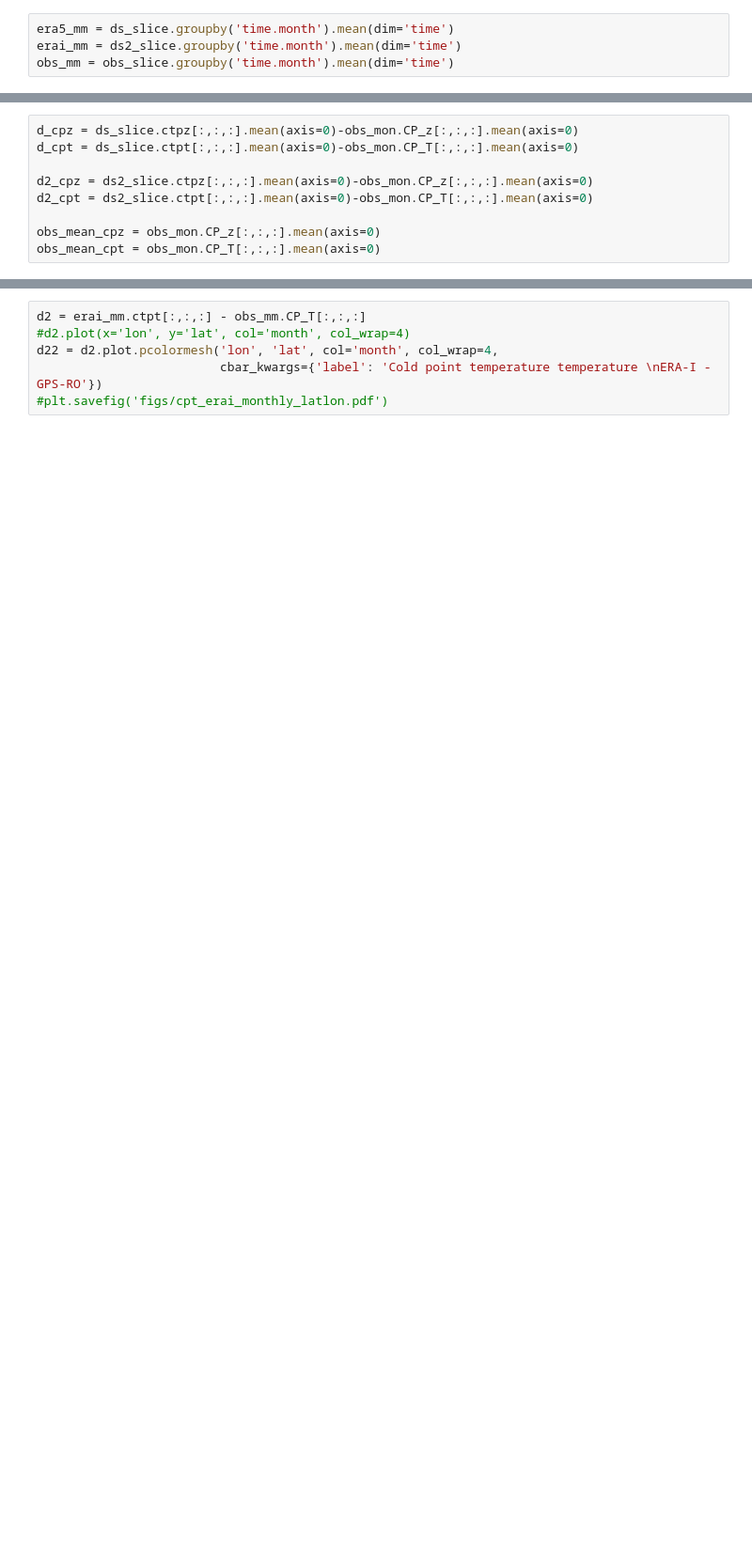
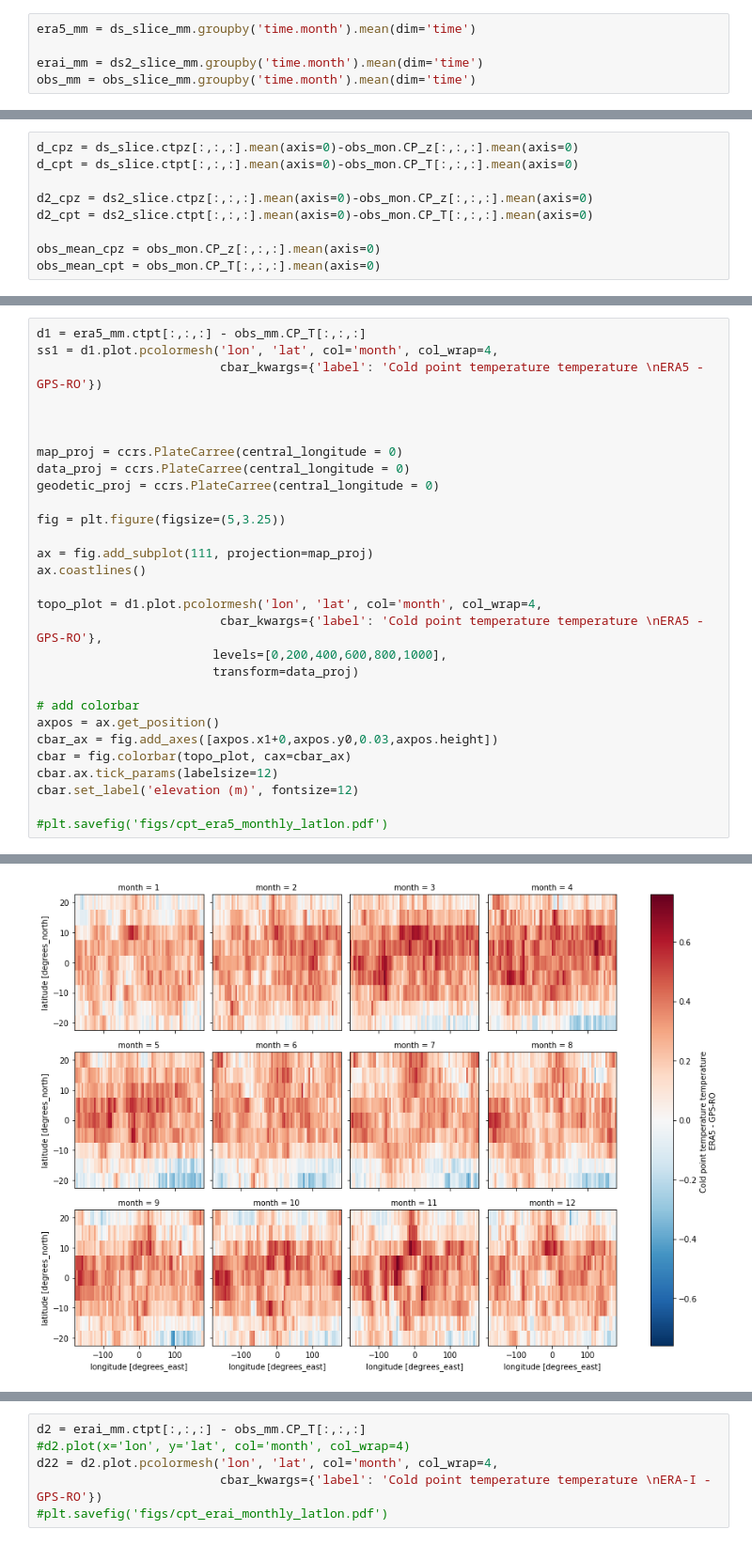
Before and after one commit to johanmeh/master, a Jupyter notebook: remap/regird_map_height.ipynb, the cells around one changed output, grey strips where cells are left out. Shown at 94% size. Saved outputs shown, nothing was run; the diff lists cells and outputs as text; blank space fills up the shorter version.

```diff
--- a/remap/regird_map_height.ipynb
+++ b/remap/regird_map_height.ipynb
@@ -15,9 +25,10 @@ ds2_slice = ds2.sel(lat=slice(-20,20), time=slice('2007-01-01', '2018-12-31'))
 # %%
 obs_mon = obs_slice.resample(time='M').mean()
 # %%
-era5_mm = ds_slice.groupby('time.month').mean(dim='time')
-erai_mm = ds2_slice.groupby('time.month').mean(dim='time')
-obs_mm = obs_slice.groupby('time.month').mean(dim='time')
+era5_mm = ds_slice_mm.groupby('time.month').mean(dim='time')
+
+erai_mm = ds2_slice_mm.groupby('time.month').mean(dim='time')
+obs_mm = obs_slice_mm.groupby('time.month').mean(dim='time')
 # %%
 d_lrz = ds_slice.tpz[:,:,:].mean(axis=0)-obs_mon.LR_z[:,:,:].mean(axis=0)
 d_lrt = ds_slice.tpt[:,:,:].mean(axis=0)-obs_mon.LR_T[:,:,:].mean(axis=0)
@@ -60,0 +64,30 @@ ss1 = d1.plot.pcolormesh('lon', 'lat', col='month', col_wrap=4,
+# %%
+d1 = era5_mm.ctpt[:,:,:] - obs_mm.CP_T[:,:,:]
+ss1 = d1.plot.pcolormesh('lon', 'lat', col='month', col_wrap=4,
+                         cbar_kwargs={'label': 'Cold point temperature temperature \nERA5 - GPS-RO'})
+
+
+
+map_proj = ccrs.PlateCarree(central_longitude = 0)
+data_proj = ccrs.PlateCarree(central_longitude = 0)
+geodetic_proj = ccrs.PlateCarree(central_longitude = 0)
+
+fig = plt.figure(figsize=(5,3.25))
+
+ax = fig.add_subplot(111, projection=map_proj)
+ax.coastlines()
+
+topo_plot = d1.plot.pcolormesh('lon', 'lat', col='month', col_wrap=4,
+                         cbar_kwargs={'label': 'Cold point temperature temperature \nERA5 - GPS-RO'},
+                        levels=[0,200,400,600,800,1000],
+                        transform=data_proj)
+
+# add colorbar
+axpos = ax.get_position()
+cbar_ax = fig.add_axes([axpos.x1+0,axpos.y0,0.03,axpos.height])
+cbar = fig.colorbar(topo_plot, cax=cbar_ax)
+cbar.ax.tick_params(labelsize=12)
+cbar.set_label('elevation (m)', fontsize=12)
+
+#plt.savefig('figs/cpt_era5_monthly_latlon.pdf')
+# %% [output]
@@ -60,0 +95 @@ ss1 = d1.plot.pcolormesh('lon', 'lat', col='month', col_wrap=4,
+[figure, added]
```
Also changed, not shown: parts of 12 cells of this notebook, 1 other file.
